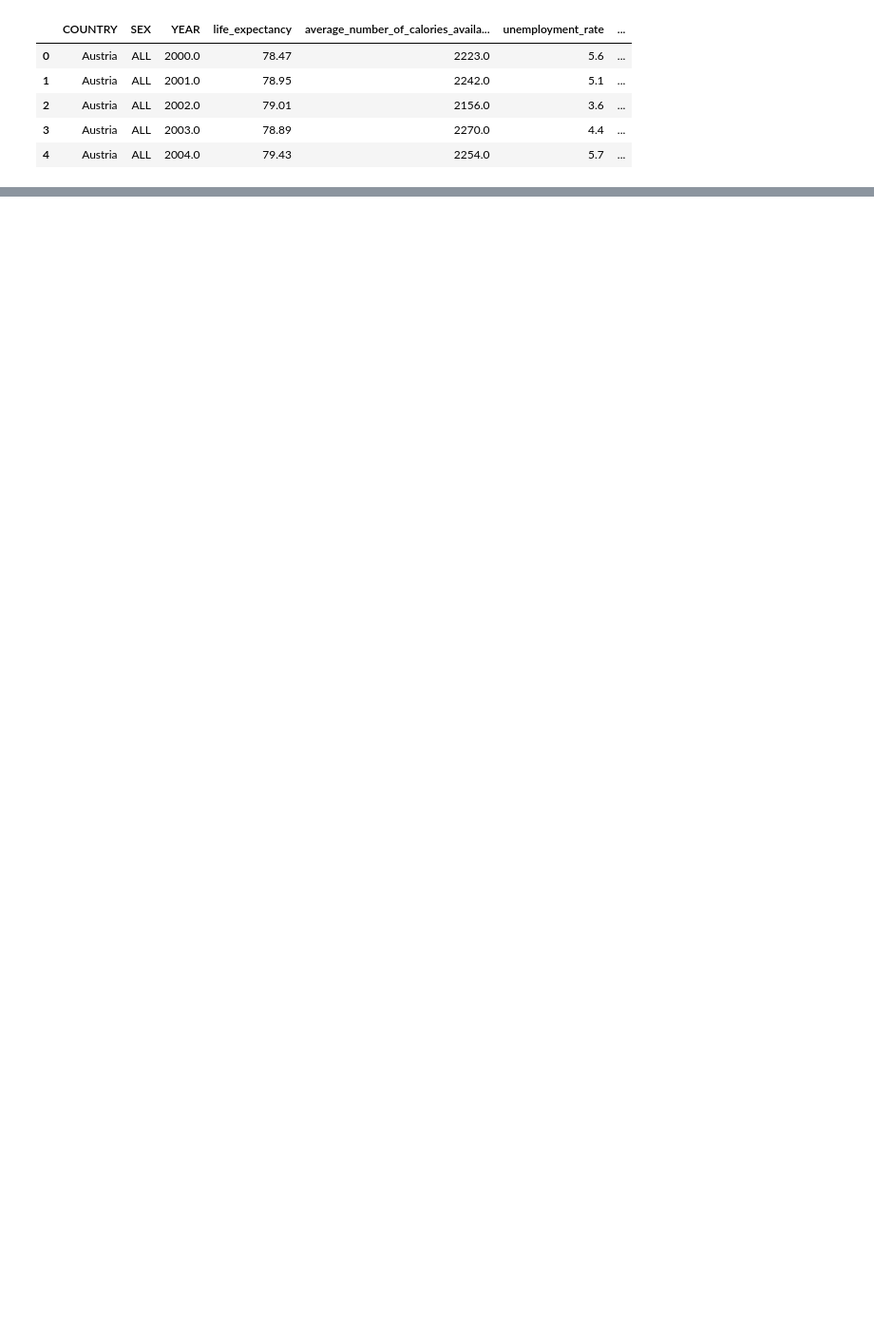
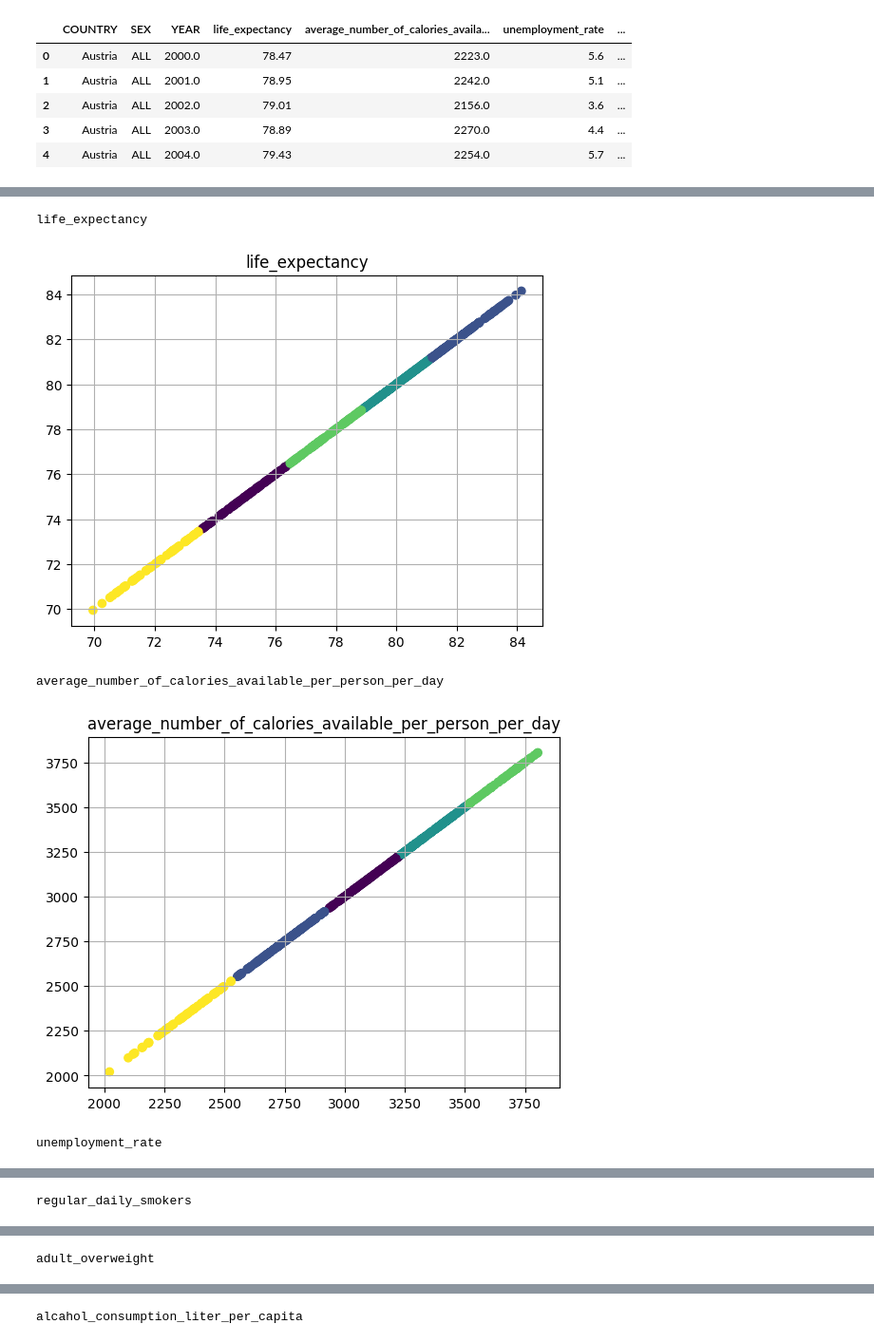
Before and after one commit to alireza1420/Datamining-UU, a Jupyter notebook: notebook_alex.ipynb, the cells around one changed output, grey strips where cells are left out. Shown at 95% size. Drawn from its saved outputs; the diff is of its cells as text; code cells hidden in the pictures; blank space fills up the shorter version.

```diff
--- a/notebook_alex.ipynb
+++ b/notebook_alex.ipynb
@@ -50,0 +47,21 @@ plt.show()
+# %%
+for series_name, series in df.items():
+    if series_name == "COUNTRY" or series_name == "SEX" or series_name == "YEAR":
+        continue
+    print(series_name)
+    y_pred = KMeans(n_clusters=5).fit_predict(filterByYear[[series_name,series_name]])
+    filterByYear["cluster"] = y_pred
+    filterByYear[["COUNTRY","YEAR",series_name,"cluster"]].head()
+
+    fig, ax = plt.subplots()
+    ax.scatter(filterByYear[series_name], filterByYear[series_name], c=filterByYear["cluster"])
+    ax.grid(True)
+    ax.set_title(series_name)
+
+    plt.show()
+# %% [output]
+life_expectancy
+[figure, added]
+average_number_of_calories_available_per_person_per_day
+[figure, added]
+unemployment_rate
@@ -50,0 +69 @@ plt.show()
+regular_daily_smokers
@@ -50,0 +71 @@ plt.show()
+adult_overweight
@@ -50,0 +73 @@ plt.show()
+alcahol_consumption_liter_per_capita
```
Also changed, not shown: parts of 4 cells of this notebook.
